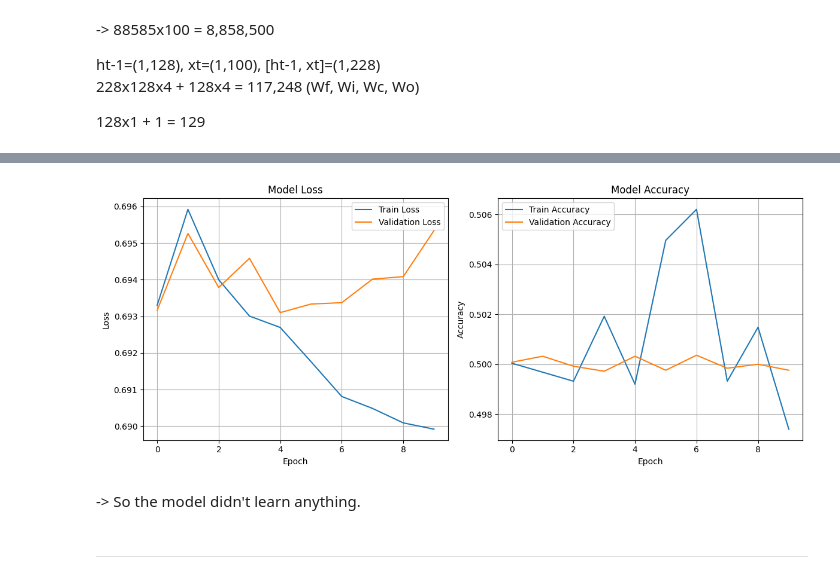
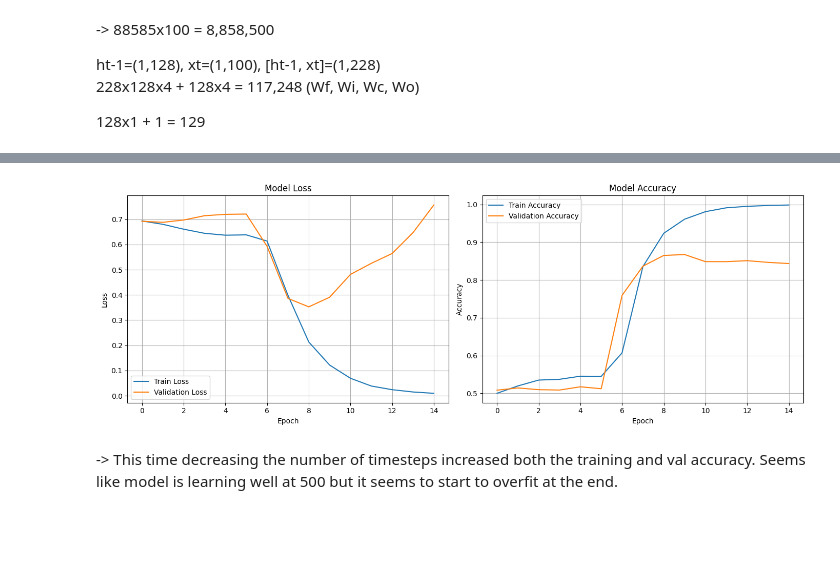
Before and after one commit to Abdul-Rehman-Tahir01/TUKL-25, a Jupyter notebook: Sentiment Analysis using LSTM (tf).ipynb, the cells around one changed output, grey strips where cells are left out. Drawn from its saved outputs; the diff is of its cells as text; code cells hidden in the pictures; blank space fills up the shorter version.

Commit message:
Decreased timesteps to 500

```diff
--- a/Sentiment Analysis using LSTM (tf).ipynb
+++ b/Sentiment Analysis using LSTM (tf).ipynb
@@ -38,8 +38,8 @@ print(len(X_test[0]), len(X_test[1]), len(X_test[2]))
 -> The maximum sentence length in X set in 2494. So we have to pad all of them to 2494.
 # %%
 # Padding
-X_train_padded = tf.keras.utils.pad_sequences(X_train, maxlen=1000, padding='post')
-X_test_padded = tf.keras.utils.pad_sequences(X_test, maxlen=1000, padding='post')
+X_train_padded = tf.keras.utils.pad_sequences(X_train, maxlen=500, padding='post')
+X_test_padded = tf.keras.utils.pad_sequences(X_test, maxlen=500, padding='post')
 
 print(X_train_padded.shape, X_test_padded.shape)
 print(X_train_padded[0])
@@ -89,7 +89,7 @@ Vocabulary Size:  88585
 # %%
 # Building LSTM Architecture
 model = tf.keras.models.Sequential([
-    tf.keras.layers.Embedding(input_dim=vocab_size, output_dim=100, input_shape=(1000,)),
+    tf.keras.layers.Embedding(input_dim=vocab_size, output_dim=100, input_shape=(500,)),
     tf.keras.layers.LSTM(128),
     tf.keras.layers.Dense(1, activation='sigmoid')
 ])
@@ -125,7 +125,8 @@ model.compile(
 # %%
 history = model.fit(
     X_train_padded, Y_train,
-    epochs=10,
-    validation_data=(X_test_padded, Y_test)
-)   # Default batch size is 32
+    epochs=15,
+    validation_data=(X_test_padded, Y_test),
+    batch_size = 32
+)
 # %% [output]
@@ -153,28 +150,25 @@ Epoch 10/10
 # %%
-fig, axs = plt.subplots(1, 2, figsize=(12, 5))
+fig, axs = plt.subplots(1, 2, figsize=(14, 5))
 
 axs[0].plot(history.history['loss'], label='Train Loss')
 axs[0].plot(history.history['val_loss'], label='Validation Loss')
 axs[0].set_title('Model Loss')
 axs[0].set_xlabel('Epoch')
 axs[0].set_ylabel('Loss')
 axs[0].legend()
 axs[0].grid(True)
-
 
 axs[1].plot(history.history['accuracy'], label='Train Accuracy')
 axs[1].plot(history.history['val_accuracy'], label='Validation Accuracy')
 axs[1].set_title('Model Accuracy')
 axs[1].set_xlabel('Epoch')
 axs[1].set_ylabel('Accuracy')
 axs[1].legend()
 axs[1].grid(True)
 
 plt.tight_layout()
 plt.show()
 # %% [output]
-[figure, old version]
+[figure, new version]
-# %% [markdown]
--> So the model didn't learn anything.
-# %% [markdown]
-<hr>
+# %% [markdown]
+-> This time decreasing the number of timesteps increased both the training and val accuracy. Seems like model is learning well at 500 but it seems to start to overfit at the end.
```
Also changed, not shown: parts of 3 cells of this notebook.
